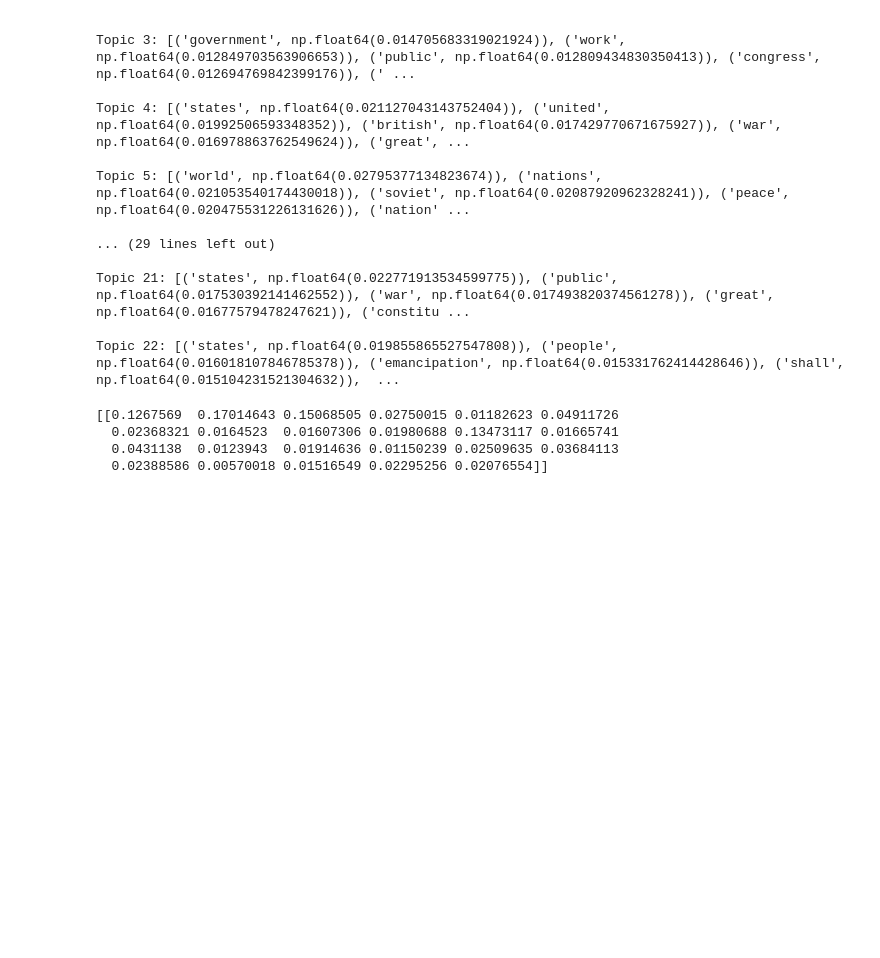
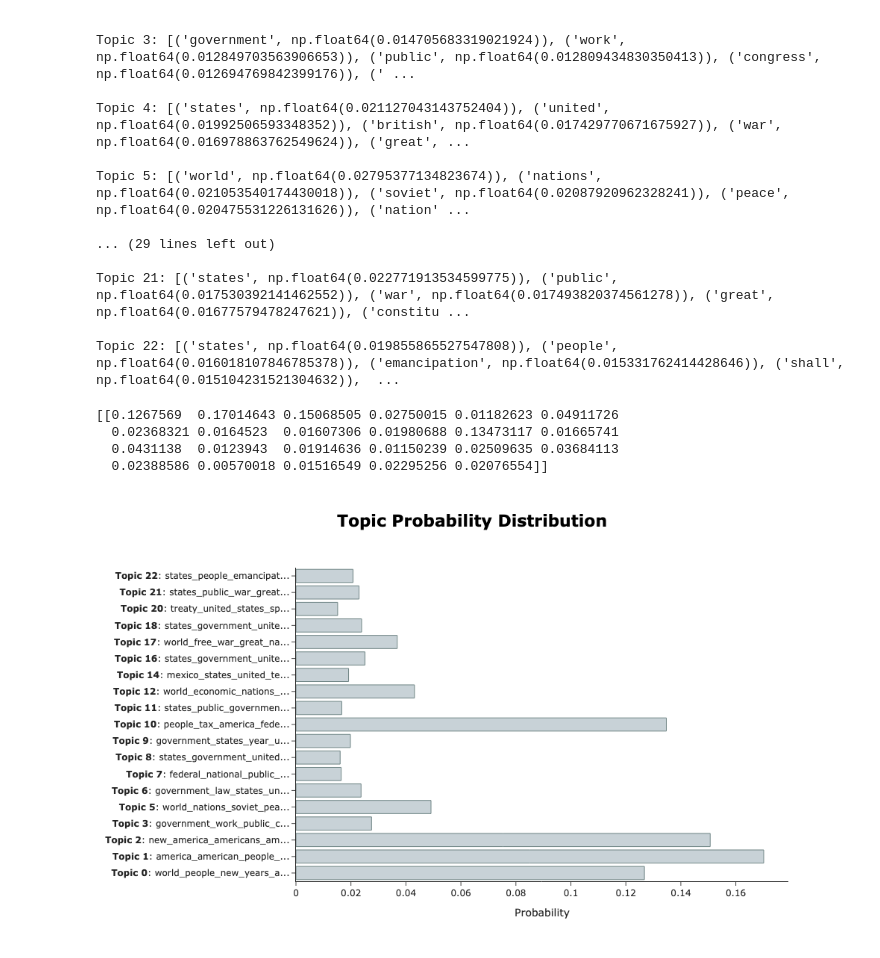
Before and after one commit to UCB-stat-159-f25/proj02-group10, a Jupyter notebook: nlp-P03.ipynb, the cells around one changed output. Drawn from its saved outputs; the diff is of its cells as text; code cells hidden in the pictures; blank space fills up the shorter version.

```diff
--- a/nlp-P03.ipynb
+++ b/nlp-P03.ipynb
@@ -177,15 +163,18 @@ Topic 22: [('states', np.float64(0.019855865527547808)), ('people', np.float64(0
 # %%
 # output the topic distribution for the first speech
 # hint: check out approximate_distribution() and visualize_distribution()
 first_doc = docs[0]
 # herre I get the topic probabolioties for the first document and I ignore the second value
 dist, _ = topic_model.approximate_distribution(first_doc)
 print(dist)
-topic_model.visualize_distribution(dist[0])
+topic_probability_dist = topic_model.visualize_distribution(dist[0])
+topic_probability_dist.write_html("outputs/topic_probability_dist.html")
+topic_probability_dist
 # %% [output]
 [[0.1267569  0.17014643 0.15068505 0.02750015 0.01182623 0.04911726
   0.02368321 0.0164523  0.01607306 0.01980688 0.13473117 0.01665741
   0.0431138  0.0123943  0.01914636 0.01150239 0.02509635 0.03684113
   0.02388586 0.00570018 0.01516549 0.02295256 0.02076554]]
+[figure, added]
 # %%
 # run this cell to visualize the topics
```
Also changed, not shown: parts of 2 cells of this notebook, 3 other files.
